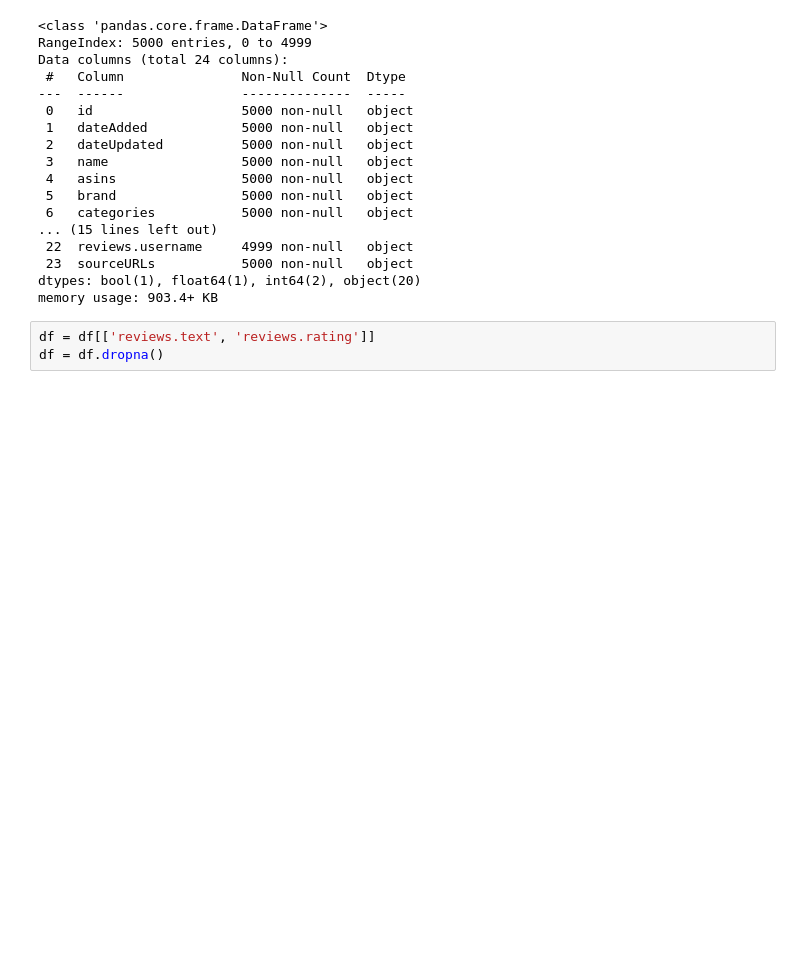
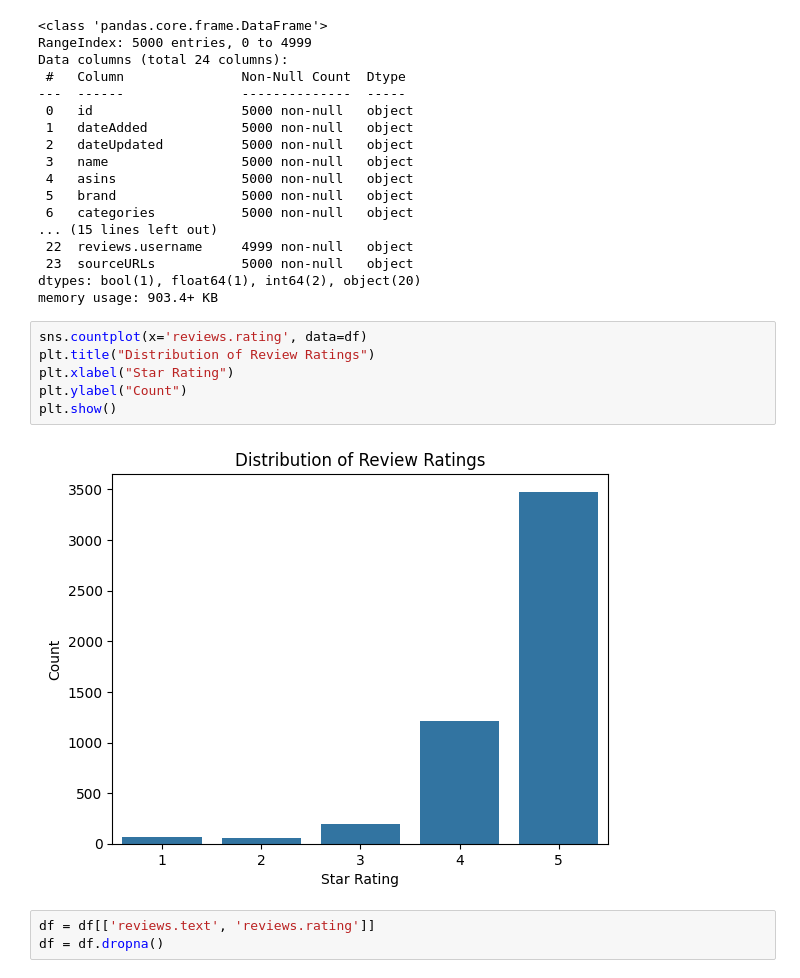
Before and after one commit to RanwahSadik/Automated-Customers-Review, a Jupyter notebook: Project_NLP.ipynb, the cells around one changed output. Saved outputs shown, nothing was run; the diff lists cells and outputs as text; blank space fills up the shorter version.

```diff
--- a/Project_NLP.ipynb
+++ b/Project_NLP.ipynb
@@ -55,6 +55,14 @@ Data columns (total 24 columns):
  23  sourceURLs           5000 non-null   object
 dtypes: bool(1), float64(1), int64(2), object(20)
 memory usage: 903.4+ KB
+# %%
+sns.countplot(x='reviews.rating', data=df)
+plt.title("Distribution of Review Ratings")
+plt.xlabel("Star Rating")
+plt.ylabel("Count")
+plt.show()
+# %% [output]
+[figure, added]
 # %%
 df = df[['reviews.text', 'reviews.rating']]
 df = df.dropna()
```
Also changed, not shown: parts of 11 cells of this notebook.
